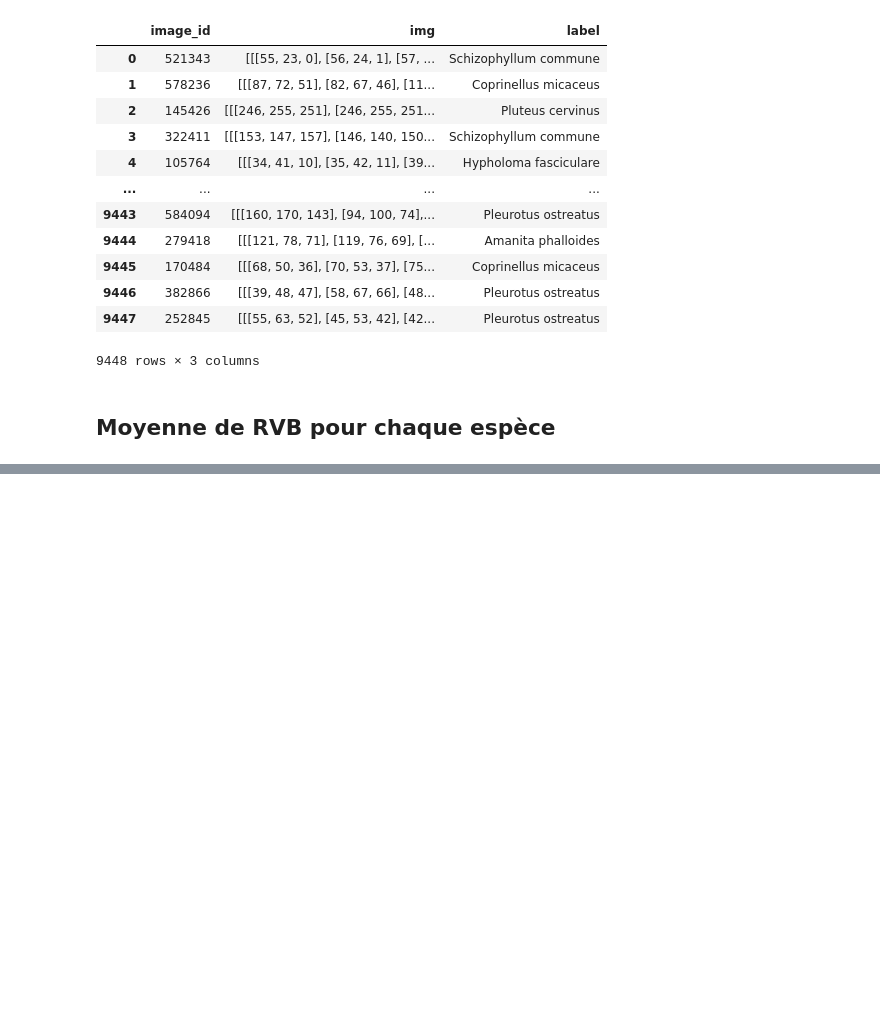
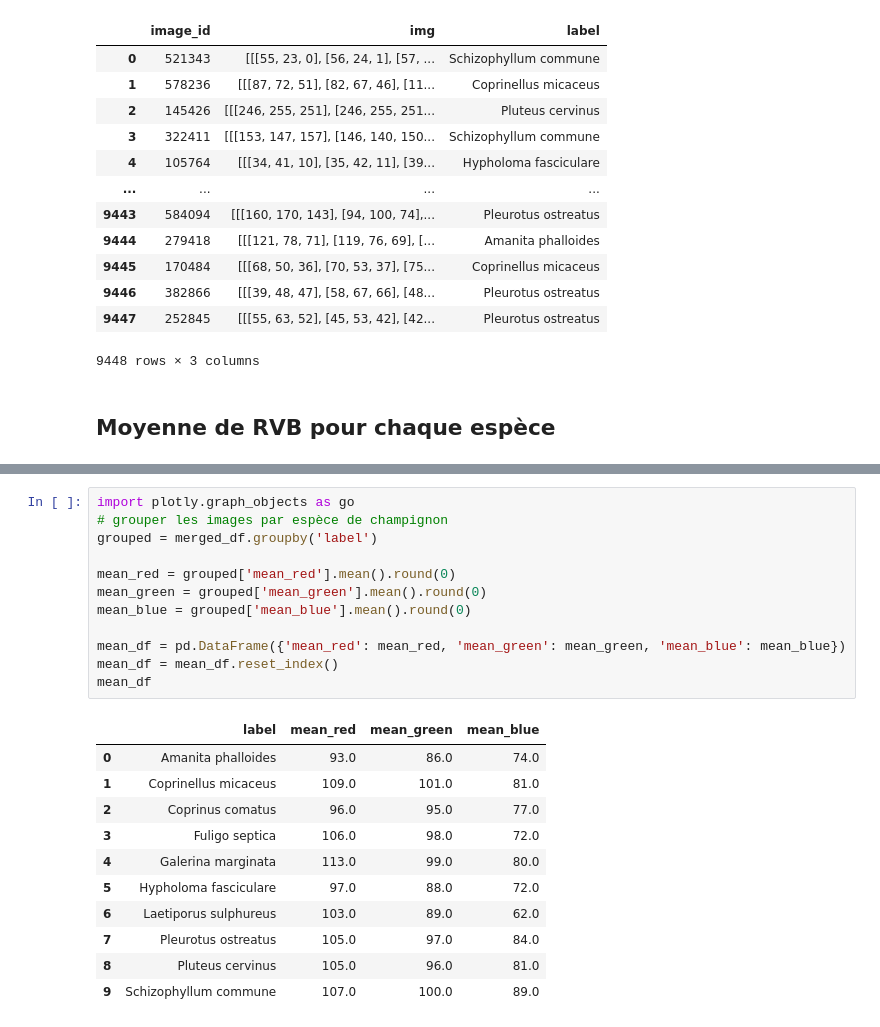
Before and after one commit to PaulDelamarre/TP_CHAMPI, a Jupyter notebook: Stats desc.ipynb, the cells around one changed output, grey strips where cells are left out. Cells and saved outputs as stored; diff of their text form; blank space fills up the shorter version.

Commit message:
Ajout graph RGB et commentaires

```diff
--- a/Stats desc.ipynb
+++ b/Stats desc.ipynb
@@ -119,0 +107,24 @@ merged_df
+# %%
+import plotly.graph_objects as go
+# grouper les images par espèce de champignon
+grouped = merged_df.groupby('label')
+
+mean_red = grouped['mean_red'].mean().round(0)
+mean_green = grouped['mean_green'].mean().round(0)
+mean_blue = grouped['mean_blue'].mean().round(0)
+
+mean_df = pd.DataFrame({'mean_red': mean_red, 'mean_green': mean_green, 'mean_blue': mean_blue})
+mean_df = mean_df.reset_index()
+mean_df
+# %% [output]
+|  | label | mean_red | mean_green | mean_blue |
+| 0 | Amanita phalloides | 93.0 | 86.0 | 74.0 |
+| 1 | Coprinellus micaceus | 109.0 | 101.0 | 81.0 |
+| 2 | Coprinus comatus | 96.0 | 95.0 | 77.0 |
+| 3 | Fuligo septica | 106.0 | 98.0 | 72.0 |
+| 4 | Galerina marginata | 113.0 | 99.0 | 80.0 |
+| 5 | Hypholoma fasciculare | 97.0 | 88.0 | 72.0 |
+| 6 | Laetiporus sulphureus | 103.0 | 89.0 | 62.0 |
+| 7 | Pleurotus ostreatus | 105.0 | 97.0 | 84.0 |
+| 8 | Pluteus cervinus | 105.0 | 96.0 | 81.0 |
+| 9 | Schizophyllum commune | 107.0 | 100.0 | 89.0 |
```
Also changed, not shown: parts of 9 cells of this notebook, 5 other files.
